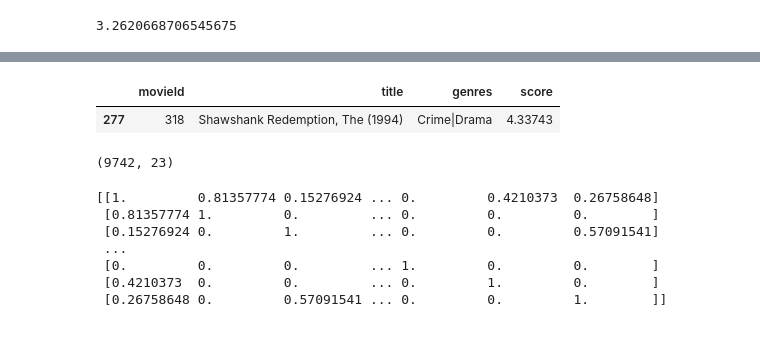
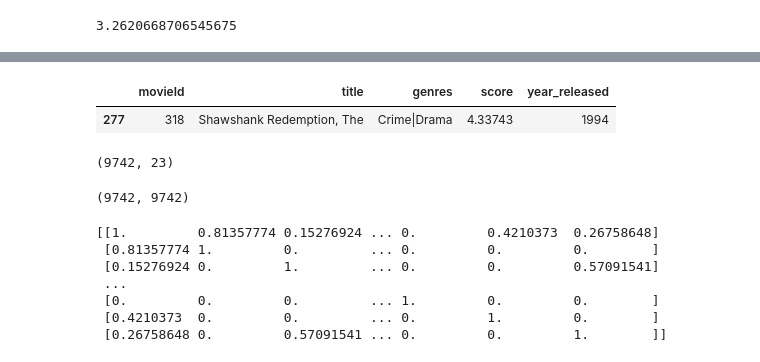
Before and after one commit to Toebzy/Recommendation-System, a Jupyter notebook: Exam/Exam.ipynb, the cells around one changed output, grey strips where cells are left out. Drawn from its saved outputs; the diff is of its cells as text; code cells hidden in the pictures.

```diff
--- a/Exam/Exam.ipynb
+++ b/Exam/Exam.ipynb
@@ -368,9 +417,10 @@ final_merged_df = pd.merge(merged_movies, average_ratings, on='movieId', how='le
 # %%
-C = final_merged_df['average_rating'].mean()
-print(C)
+#Calcutlating to see the average
+average_rating_of_all = movies_average['average_rating'].mean()
+print(average_rating_of_all)
 # %% [output]
 3.2620668706545675
 # %%
-q_movies = final_merged_df.copy().loc[merged_movies['vote_count'] >= m]
+q_movies = movies_average.copy().loc[merged_movies['vote_count'] >= m]
 q_movies
 # %% [output]
@@ -390,9 +449,11 @@ q_movies
 # %%
-def war(x, m=m, c=C):
+#create a function to calculate WAR weighted average rating
+def war(x, m=m, c=average_rating_of_all):
     v = x['vote_count']
     r = x['average_rating']
     return (v/(v+m) * r) + (m/(m+v) * c)
 # %%
-q_movies['score'] = final_merged_df.apply(war, axis=1)
+#use the function on each of the movies and add the scores to q_movies in a new column called score
+q_movies['score'] = movies_average.apply(war, axis=1)
 print(q_movies['score'])
 # %% [output]
@@ -466,8 +539,8 @@ tfidf = TfidfVectorizer(stop_words='english')
 movies['genres'] = movies['genres'].fillna('')
 movies['score'] = movies['score'].fillna(0)
 # %%
-movies[movies['title'] == 'Shawshank Redemption, The (1994)']
+movies[movies['title'] == 'Shawshank Redemption, The']
 # %% [output]
-|  | movieId | title | genres | score |
-| 277 | 318 | Shawshank Redemption, The (1994) | Crime|Drama | 4.33743 |
+|  | movieId | title | genres | score | year_released |
+| 277 | 318 | Shawshank Redemption, The | Crime|Drama | 4.33743 | 1994 |
 # %%
@@ -481,6 +556,9 @@ tfidf_matrix.shape
 # %%
 from sklearn.metrics.pairwise import linear_kernel
 
-# Compute the cosine similarity matrix for each vs each movie
+# Compute the cosine similarity matrix for each vs each genre
 cosine_sim = linear_kernel(tfidf_matrix, tfidf_matrix)
+cosine_sim.shape
+# %% [output]
+(9742, 9742)
 # %%
```
Also changed, not shown: parts of 35 cells of this notebook, 3 other files.
